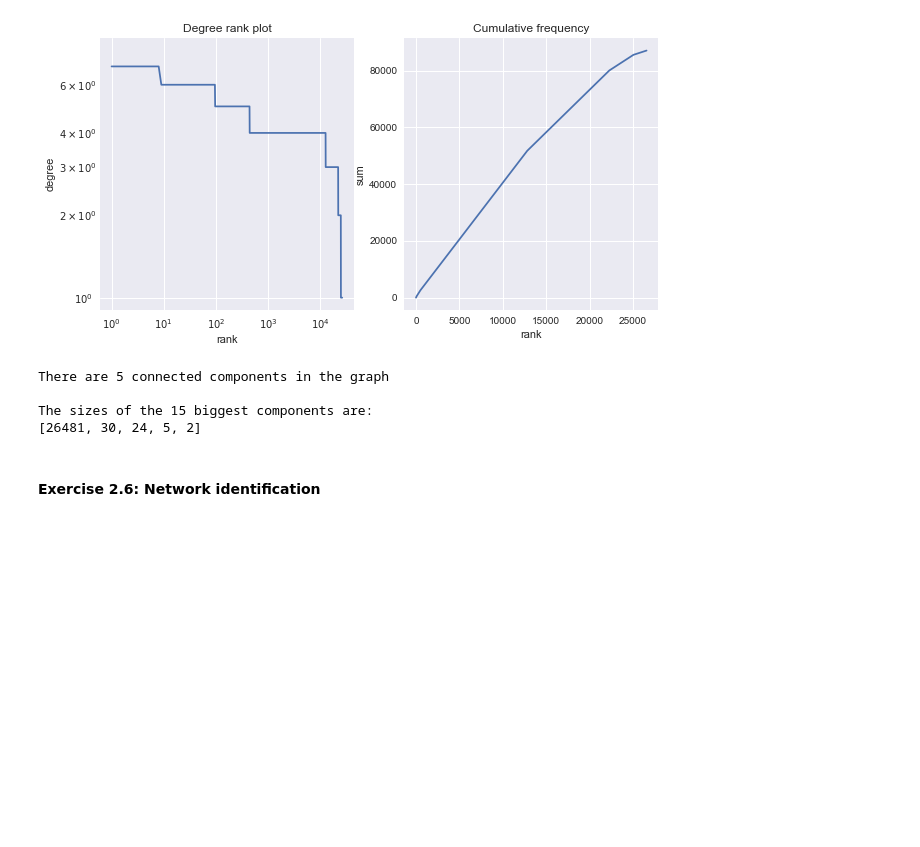
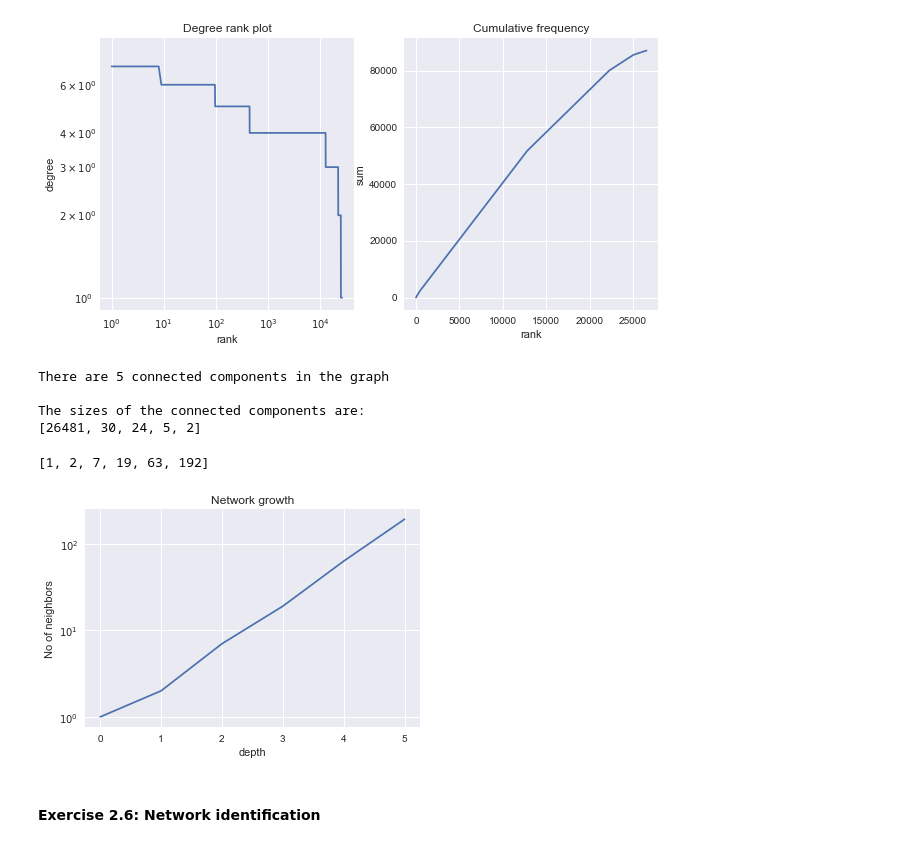
Before and after one commit to aurlien/friendship_paradox, a Jupyter notebook: lab2/notebooks/ix-lab2-notebook-part1.ipynb, the cells around one changed output. Cells and saved outputs as stored; diff of their text form; code cells hidden in the pictures; blank space fills up the shorter version.

```diff
--- a/lab2/notebooks/ix-lab2-notebook-part1.ipynb
+++ b/lab2/notebooks/ix-lab2-notebook-part1.ipynb
@@ -143,5 +181,5 @@ small_world(G1)
 # %% [markdown]
 #### Exercise 2.5: Network comparison
 # %%
-G2 = load_network('network2.csv')
+G2 = load_graph('network2.csv')
 # %%
@@ -160,10 +198,21 @@ describe_connected_components(G2)
 # %% [output]
 There are 5 connected components in the graph
 
-The sizes of the 15 biggest components are:
+The sizes of the connected components are:
 [26481, 30, 24, 5, 2]
 # %%
 small_world(G2)
+# %%
+ccomps = sorted(nx.connected_components(G2),key = len, reverse=True)
+giant = list(ccomps[0])
+np.random.seed(1)
+random_node = np.random.choice(giant)
+
+network_grw = network_growth(G2, random_node, 5)
+network_grw
+# %% [output]
+[1, 2, 7, 19, 63, 192]
+[figure, added]
 # %% [markdown]
 #### Exercise 2.6: Network identification
 # %% [markdown]
```
Also changed, not shown: parts of 6 cells of this notebook, 1 other file.
